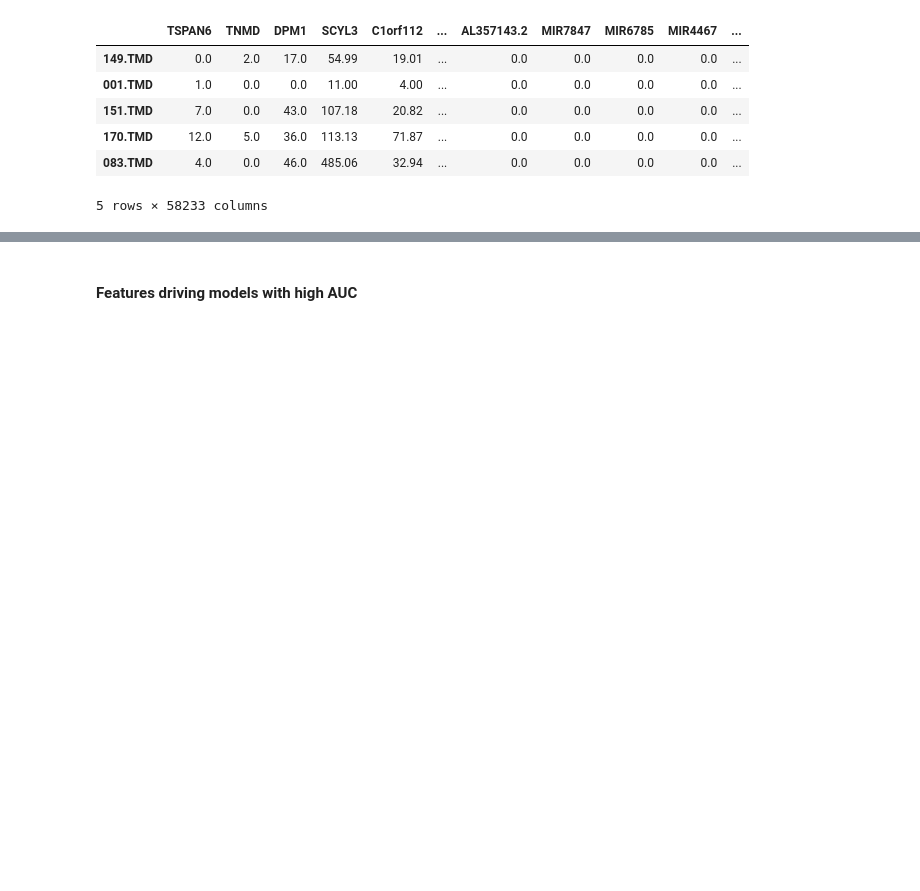
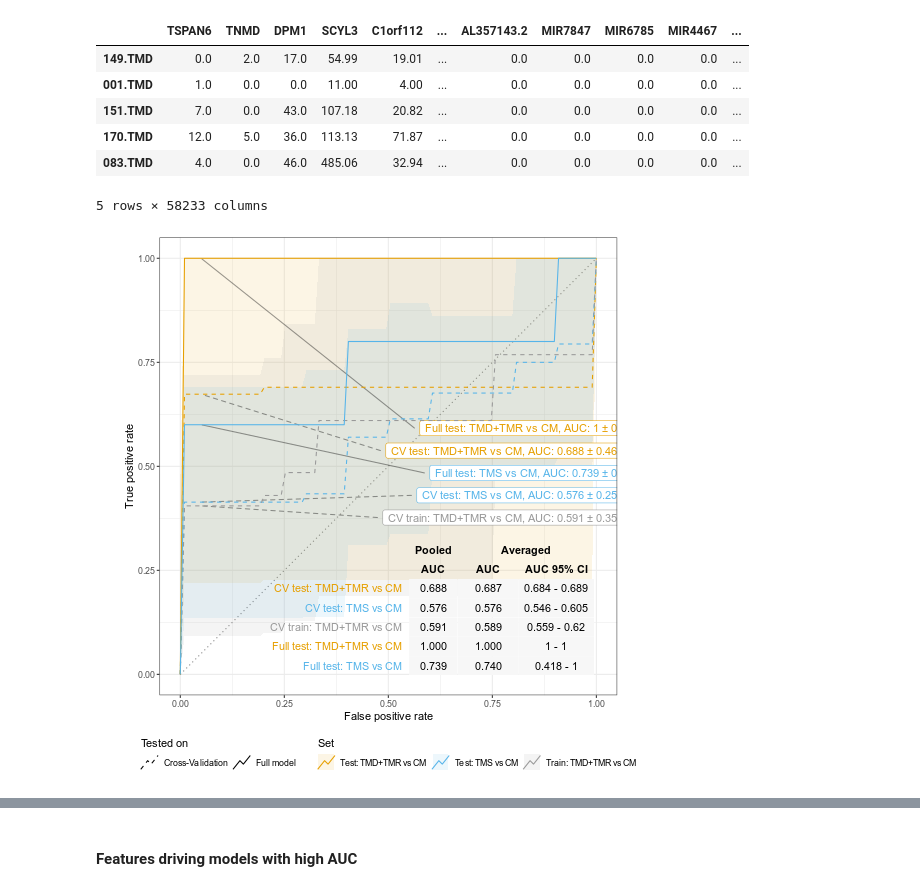
Before and after one commit to krassowski/meningitis-integration, a Jupyter notebook: analyses/integration/O2-PLS.ipynb, the cells around one changed output, grey strips where cells are left out. Cells and saved outputs as stored; diff of their text form; code cells hidden in the pictures; blank space fills up the shorter version.

```diff
--- a/analyses/integration/O2-PLS.ipynb
+++ b/analyses/integration/O2-PLS.ipynb
@@ -243,6 +250,13 @@ joint_o2pls.training_dataset.data['x'].head()
 | 170.TMD | 12.0 | 5.0 | 36.0 | 113.13 | 71.87 | ... | 0.0 | 0.0 | 0.0 | 0.0 | ... |
 | 083.TMD | 4.0 | 0.0 | 46.0 | 485.06 | 32.94 | ... | 0.0 | 0.0 | 0.0 | 0.0 | ... |
 5 rows × 58233 columns
+# %%
+%%R -i roc_auc_o2pls -w 550 -h 550
+
+# TODO: re-implenet with ggrepel?
+roc_auc_tmdr_cm(roc_auc_o2pls, annotation=0.05)
+# %% [output]
+[figure, added]
 # %%
 %%R -i roc_auc_o2pls -w 550 -h 550
 
```
Also changed, not shown: parts of 20 cells of this notebook.
